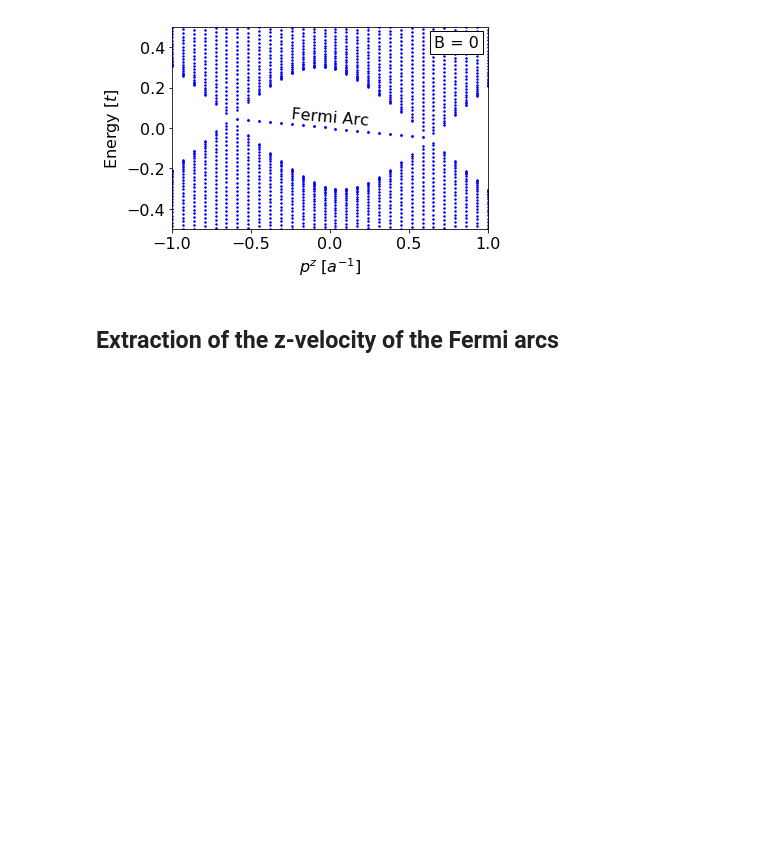
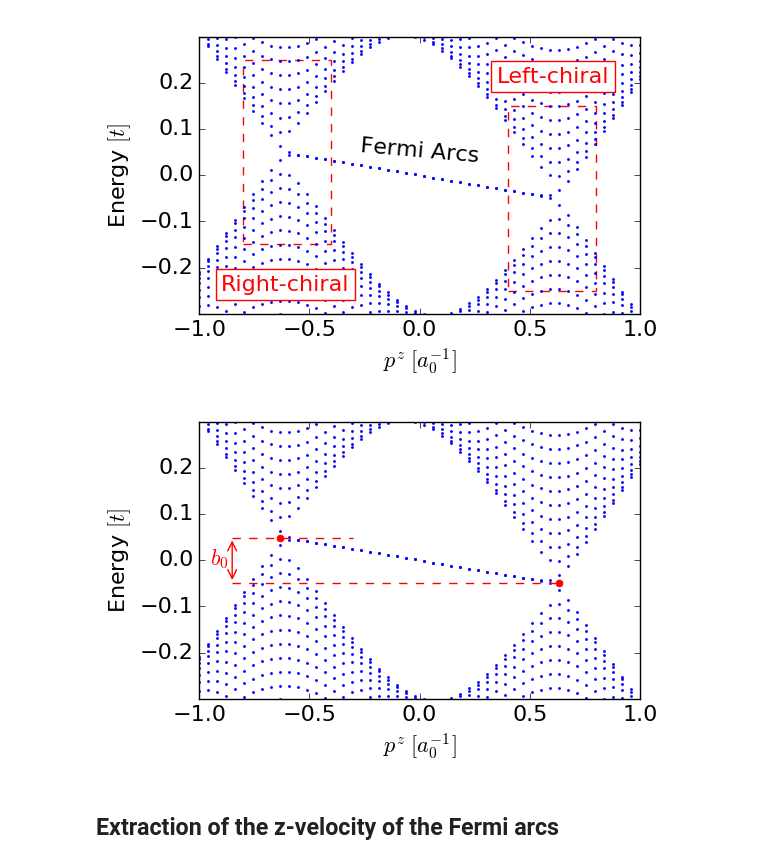
Before and after one commit to Artem-Ivashko/Vazifeh-Franz-magnetic-field, a Jupyter notebook: BBL-set-2.ipynb, the cells around one changed output. Drawn from its saved outputs; the diff is of its cells as text; code cells hidden in the pictures; blank space fills up the shorter version.

```diff
--- a/BBL-set-2.ipynb
+++ b/BBL-set-2.ipynb
@@ -30,21 +33,46 @@ pzCount = 30
-# %%
-fsys_300 = diagonalizer.FinalizedSystem_1D(300)
-params = copy(ParametersDefault)
-
-evals, evecs = pSweep_1D(fsys_300, params, pzMin, pzMax, pCount=pzCount, yORzSweep = 'pzSweep')
-plt = spectrum_plot_1D(evals,pzMin,pzMax,pzCount, ShowPlot = False)
-plt.xlabel('$p^z \; [a^{-1}]$')
-plt.ylabel('Energy $[t]$')
-plt.ylim(-0.5, 0.5)
-plt.text(0.8, 0.4, 'B = 0', horizontalalignment='center', bbox=dict(facecolor='white', alpha=1.))
-plt.text(0., 0.05, 'Fermi Arc', horizontalalignment='center', rotation = -5.)
-plt.tight_layout()
-plt.savefig('images/WeylCones_BBLSet2.eps')
-plt.show()
-
-del fsys_300, params, evals, evecs
-# %% [output]
-[figure, removed]
+# %%
+fsys = diagonalizer.FinalizedSystem_1D(200)
+params = copy(ParametersDefault)
+
+evals, evecs = pSweep_1D(fsys, params, pzMin, pzMax, pCount=pzCount, yORzSweep = 'pzSweep')
+
+
+plt = spectrum_plot_1D(evals,pzMin,pzMax,pzCount, ShowPlot = False)
+plt.xlabel(r'$p^z \; [a_0^{-1}]$')
+plt.ylabel(r'Energy $[t]$')
+plt.ylim(-0.3, 0.3)
+currentAxis = plt.gca()
+currentAxis.add_patch(Rectangle((-0.8, -0.15), 0.4, 0.4, alpha=1, facecolor='none', edgecolor = 'r', linestyle = '--'))
+plt.text(-0.9, -0.25, 'Right-chiral', color = 'r', bbox=dict(facecolor='white', edgecolor = 'r', alpha=1.))
+currentAxis.add_patch(Rectangle((0.4, -0.25), 0.4, 0.4, alpha=1, facecolor='none', edgecolor = 'r', linestyle = '--'))
+plt.text(0.35, 0.2, 'Left-chiral', color = 'r', bbox=dict(facecolor='white', edgecolor = 'r', alpha=1.))
+plt.text(0., 0.05, 'Fermi Arcs', horizontalalignment='center', rotation = -5.)
+plt.tight_layout()
+plt.savefig('images/WeylCones_BBLSet2.eps')
+plt.show()
+
+
+plt = spectrum_plot_1D(evals,pzMin,pzMax,pzCount, ShowPlot = False)
+plt.xlabel(r'$p^z \; [a_0^{-1}]$')
+plt.ylabel(r'Energy $[t]$')
+plt.ylim(-0.3, 0.3)
+# plt.text(0.8, 0.25, r'$B = 0$', horizontalalignment='center', bbox=dict(facecolor='white', alpha=1.))
+currentAxis = plt.gca()
+plt.plot( -0.635, 0.049, 'r.', markersize=10)
+plt.plot( 0.635, -0.049, 'r.', markersize=10)
+plt.plot((-0.85, -0.3), (0.049, 0.049), 'r--')
+plt.plot((-0.85, 0.635), (-0.049, -0.049), 'r--')
+plt.annotate('', xy=(-0.85, 0.049), xytext=(-0.85, -0.049), arrowprops=dict(arrowstyle='<->', edgecolor = 'r'))
+plt.text(-0.95, -0.01, r'$b_0$', color = 'r')
+plt.tight_layout()
+plt.savefig('images/WeylCones_b0.eps')
+plt.show()
+
+
+del fsys, params, evals, evecs, plt, currentAxis
+# %% [output]
+[figure, added]
+[figure, added]
 # %% [markdown]
 ## Extraction of the z-velocity of the Fermi arcs
 # %% [markdown]
```
Also changed, not shown: parts of 6 cells of this notebook, 1 other file.
